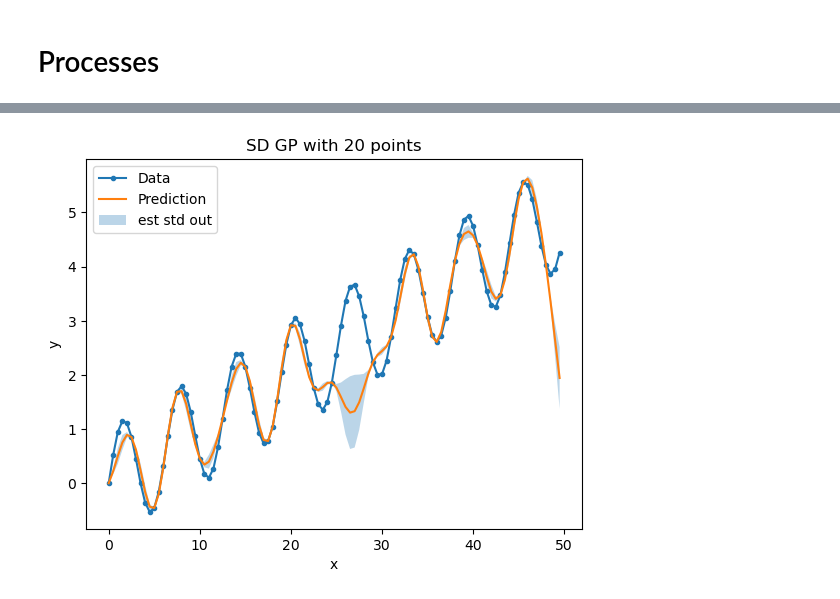
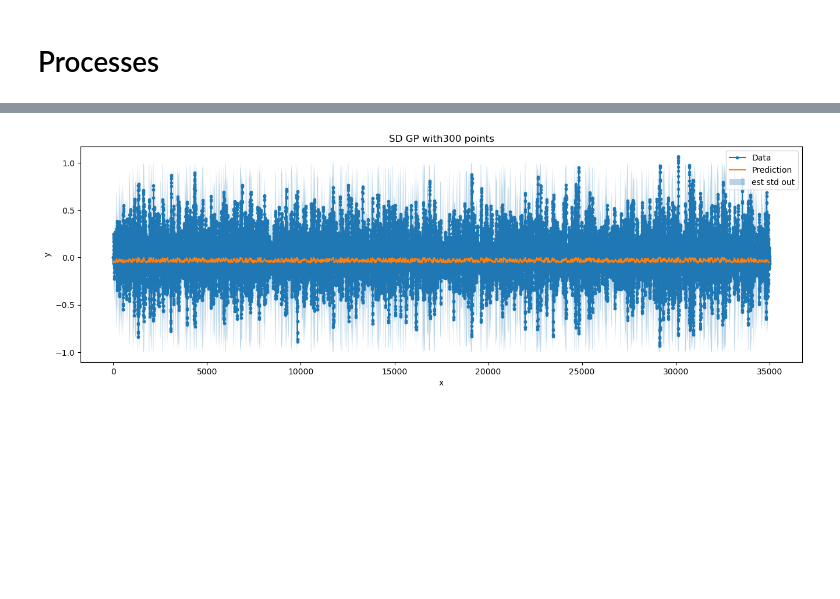
Before and after one commit to Nitin345614/ML4SC-Design-Assignment-G20, a Jupyter notebook: GP-sandbox.ipynb, the cells around one changed output, grey strips where cells are left out. Drawn from its saved outputs; the diff is of its cells as text; code cells hidden in the pictures; blank space fills up the shorter version.

```diff
--- a/GP-sandbox.ipynb
+++ b/GP-sandbox.ipynb
@@ -10,3 +18,15 @@ import time
+# %%
+obs, info = env.reset()
+try:
+    for i in range(200):
+        obs, reward, terminated, truncated, info = env.step(env.action_space.sample()) #random action
+        #print(obs, reward)
+        env.render()
+        time.sleep(1/24)
+        if terminated or truncated:
+            obs = env.reset()
+finally: #this will always run
+    env.close()
 # %% [markdown]
 # Function definitions
 # %%
@@ -122,30 +239,30 @@ plt.show()
 # %%
 # SD GP
 
-width_sd = 5
-noise_sd = 0.01
-M_sd = 20
+width_sd = 0.5
+noise_sd = 0.1
+M_sd = 300
 
 sd_start = time.time()
 
-f_sd,var_sd,include_sd,cov_sd = sd_algo(x1,x2,y1,M_sd,width_sd,kernel,noise_sd)
+f_sd,var_sd,include_sd,cov_sd,testpoints_sd = sd_algo(x1,x2,y1,M_sd,width_sd,kernel,noise_sd,testiness=0.01)
 
 sd_end = time.time()
 sd_run = sd_end - sd_start
-
-sd_msll = MSLL(y1,f_sd,noise_sd,var_sd)
-
-plt.title('SD GP with ' + str(M_sd) + " points")
-
-plt.plot(x1,y1,label="Data",marker=".")
-plt.plot(x2,f_sd,label="Prediction")
-plt.fill_between(x2,f_sd+var_sd,f_sd-var_sd,alpha=0.3,label='est std out')
-plt.xlabel('x')
-plt.ylabel('y')
-plt.legend()
-plt.show()
-# %% [output]
-[figure, removed]
+# %%
+testpoints_sd = (np.mod(range(N),20)==0)
+f_sd,cov_sd = post(x1[include_sd,:],x2[testpoints_sd,:],y1[include_sd],width_sd,kernel,noise=noise_sd)
+var_sd = np.diag(cov_sd)
+
+sd_msll = MSLL(y1[testpoints_sd,:],f_sd,noise_sd,var_sd)
+f_sd = f_sd[:,0]
+
+sd_rmse = np.mean((y1[testpoints_sd]-f_sd)**2)**0.5
+
+name = "SD GP with" + str(M_sd) + " points"
+demonstrate(full_range,y1,f_sd,var_sd,testpoints_sd,name)
+# %% [output]
+[figure, added]
 # %%
 # PP GP
 
```
Also changed, not shown: parts of 12 cells of this notebook.
